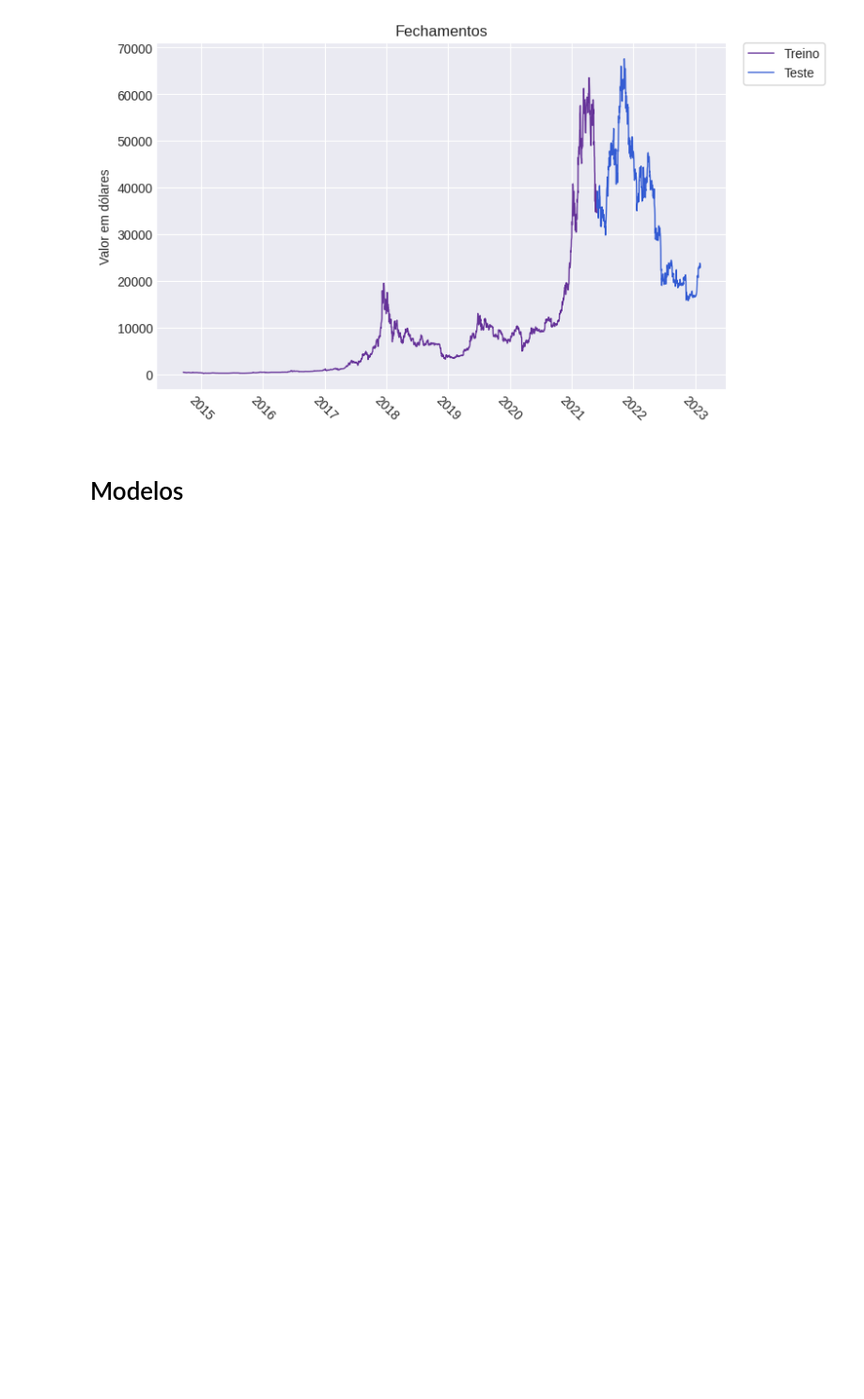
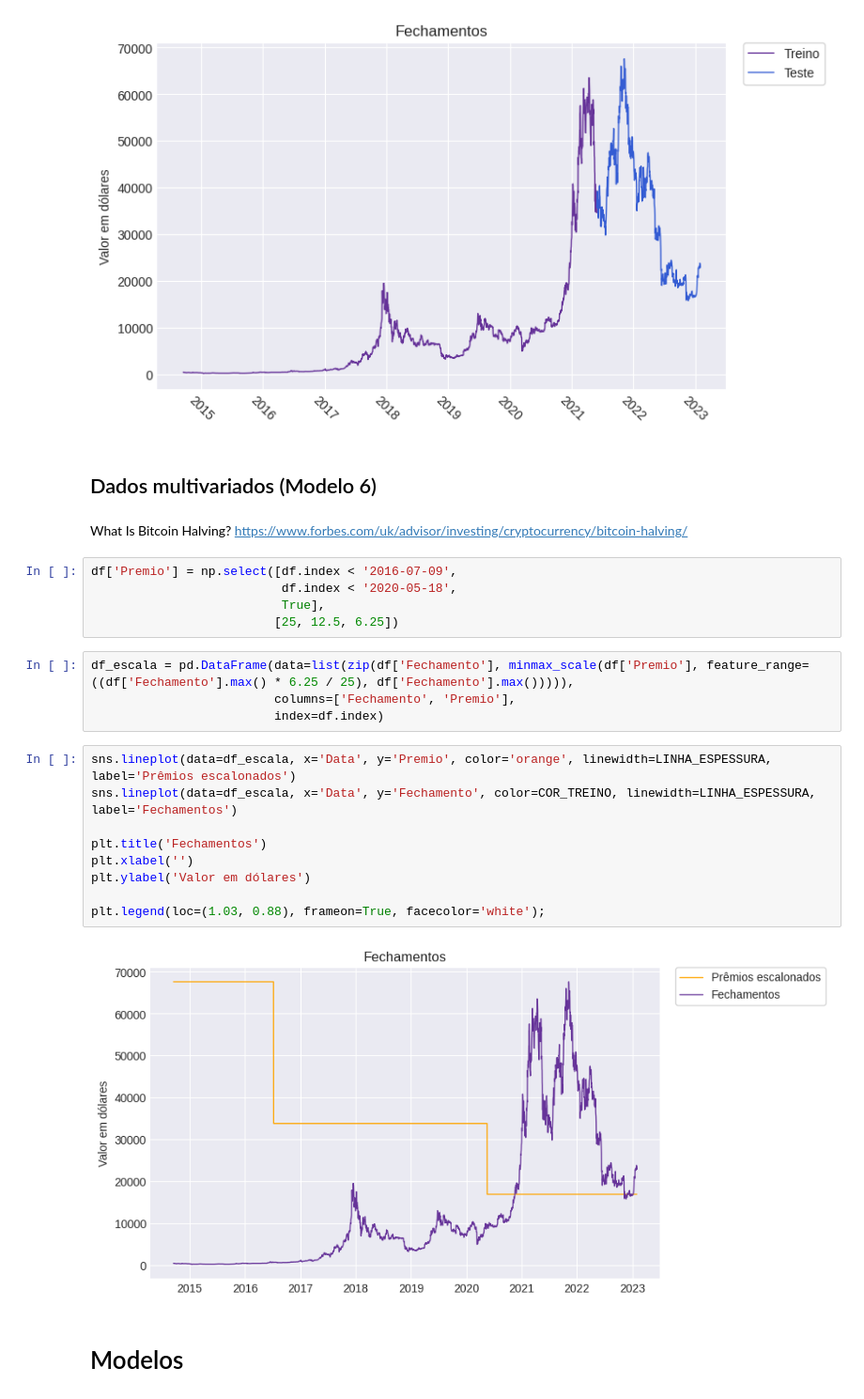
Before and after one commit to flohmannjr/tensorflow_curso, a Jupyter notebook: TensorFlow_MP3_BitPredict.ipynb, the cells around one changed output. Shown at 94% size. Drawn from its saved outputs; the diff is of its cells as text; blank space fills up the shorter version.

Commit message:
Add dados multivariados

```diff
--- a/TensorFlow_MP3_BitPredict.ipynb
+++ b/TensorFlow_MP3_BitPredict.ipynb
@@ -174,6 +175,30 @@ grafico_series(X_treino=X_train, y_treino=y_train,
                X_teste=X_test, y_teste=y_test)
 # %% [output]
 [figure]
+# %% [markdown]
+## Dados multivariados (Modelo 6)
+# %% [markdown]
+What Is Bitcoin Halving? https://www.forbes.com/uk/advisor/investing/cryptocurrency/bitcoin-halving/
+# %%
+df['Premio'] = np.select([df.index < '2016-07-09',
+                          df.index < '2020-05-18',
+                          True],
+                         [25, 12.5, 6.25])
+# %%
+df_escala = pd.DataFrame(data=list(zip(df['Fechamento'], minmax_scale(df['Premio'], feature_range=((df['Fechamento'].max() * 6.25 / 25), df['Fechamento'].max())))),
+                         columns=['Fechamento', 'Premio'],
+                         index=df.index)
+# %%
+sns.lineplot(data=df_escala, x='Data', y='Premio', color='orange', linewidth=LINHA_ESPESSURA, label='Prêmios escalonados')
+sns.lineplot(data=df_escala, x='Data', y='Fechamento', color=COR_TREINO, linewidth=LINHA_ESPESSURA, label='Fechamentos')
+
+plt.title('Fechamentos')
+plt.xlabel('')
+plt.ylabel('Valor em dólares')
+
+plt.legend(loc=(1.03, 0.88), frameon=True, facecolor='white');
+# %% [output]
+[figure, added]
 # %% [markdown]
 # Modelos
 # %% [markdown]
```
Also changed, not shown: parts of 15 cells of this notebook.
